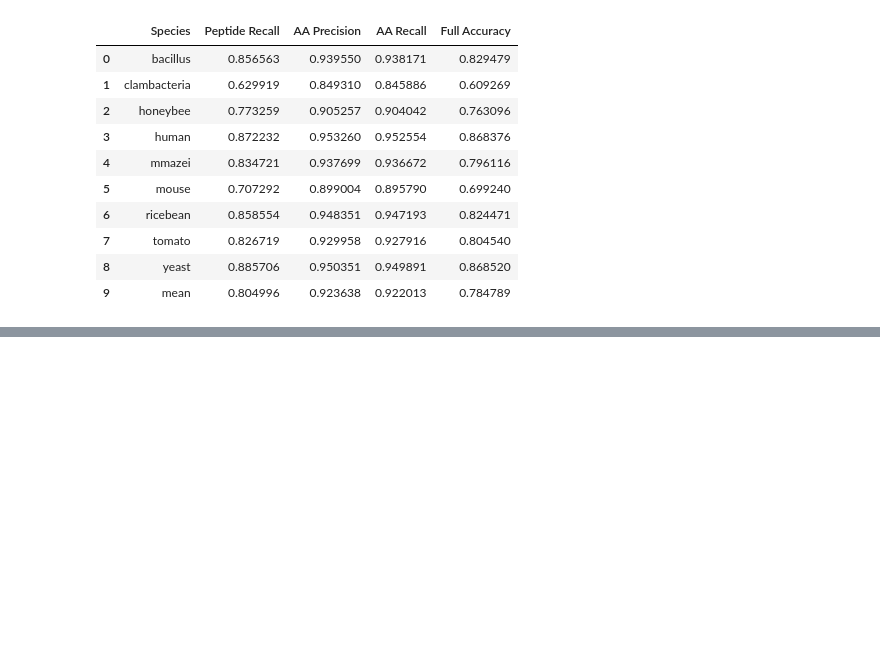
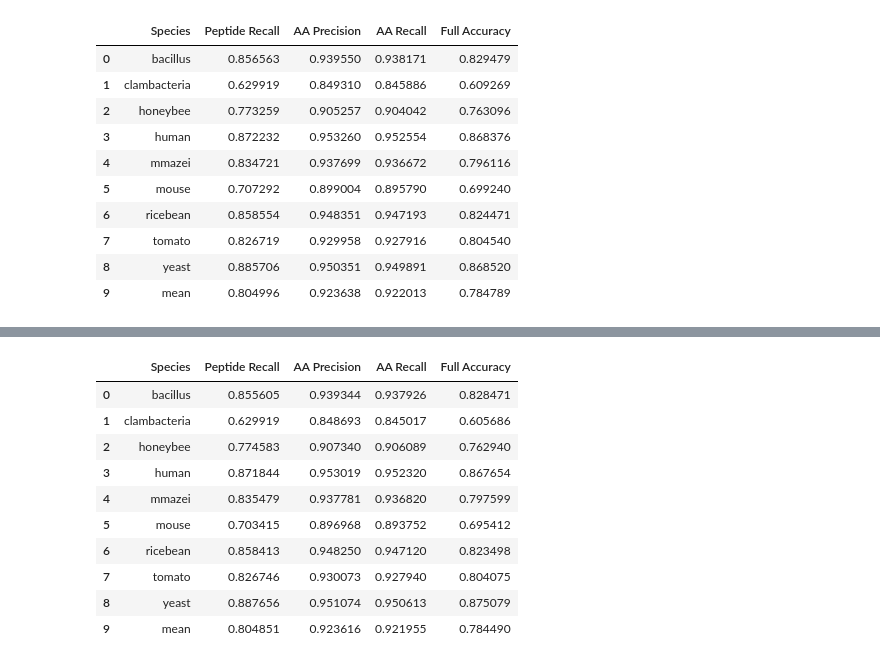
Before and after one commit to lastmme/RocNovo-Lightning, a Jupyter notebook: tutorials/06_metric_calculation.ipynb, the cells around one changed output, grey strips where cells are left out. Cells and saved outputs as stored; diff of their text form; code cells hidden in the pictures; blank space fills up the shorter version.

```diff
--- a/tutorials/06_metric_calculation.ipynb
+++ b/tutorials/06_metric_calculation.ipynb
@@ -488,0 +543,21 @@ df_merged
+# %%
+import pandas as pd
+
+df_pep_rec = v2_peptide_recall_df[["Species", "beam_10"]].set_index("Species").rename(columns={"beam_10": "Peptide Recall"})
+df_aa_pre  = v2_aa_precision_df[["Species", "beam_10"]].set_index("Species").rename(columns={"beam_10": "AA Precision"})
+df_aa_rec  = v2_aa_recall_df[["Species", "beam_10"]].set_index("Species").rename(columns={"beam_10": "AA Recall"})
+df_full_acc = v2_full_accuracy[["Species", "beam_10"]].set_index("Species").rename(columns={"beam_10": "Full Accuracy"})
+df_merged = pd.concat([df_pep_rec, df_aa_pre, df_aa_rec, df_full_acc], axis=1).reset_index()
+df_merged
+# %% [output]
+|  | Species | Peptide Recall | AA Precision | AA Recall | Full Accuracy |
+| 0 | bacillus | 0.855605 | 0.939344 | 0.937926 | 0.828471 |
+| 1 | clambacteria | 0.629919 | 0.848693 | 0.845017 | 0.605686 |
+| 2 | honeybee | 0.774583 | 0.907340 | 0.906089 | 0.762940 |
+| 3 | human | 0.871844 | 0.953019 | 0.952320 | 0.867654 |
+| 4 | mmazei | 0.835479 | 0.937781 | 0.936820 | 0.797599 |
+| 5 | mouse | 0.703415 | 0.896968 | 0.893752 | 0.695412 |
+| 6 | ricebean | 0.858413 | 0.948250 | 0.947120 | 0.823498 |
+| 7 | tomato | 0.826746 | 0.930073 | 0.927940 | 0.804075 |
+| 8 | yeast | 0.887656 | 0.951074 | 0.950613 | 0.875079 |
+| 9 | mean | 0.804851 | 0.923616 | 0.921955 | 0.784490 |
```
Also changed, not shown: parts of 11 cells of this notebook, 2 other files.
